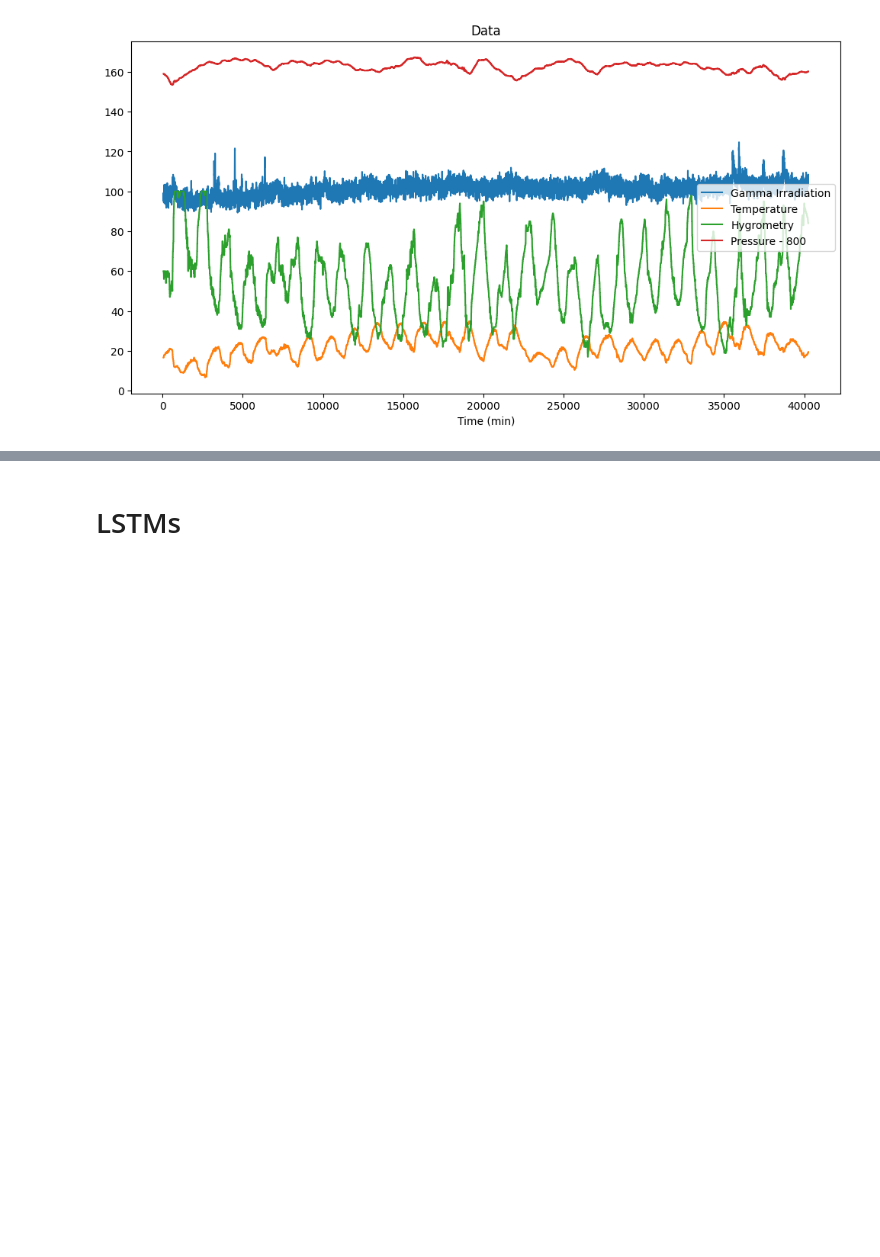
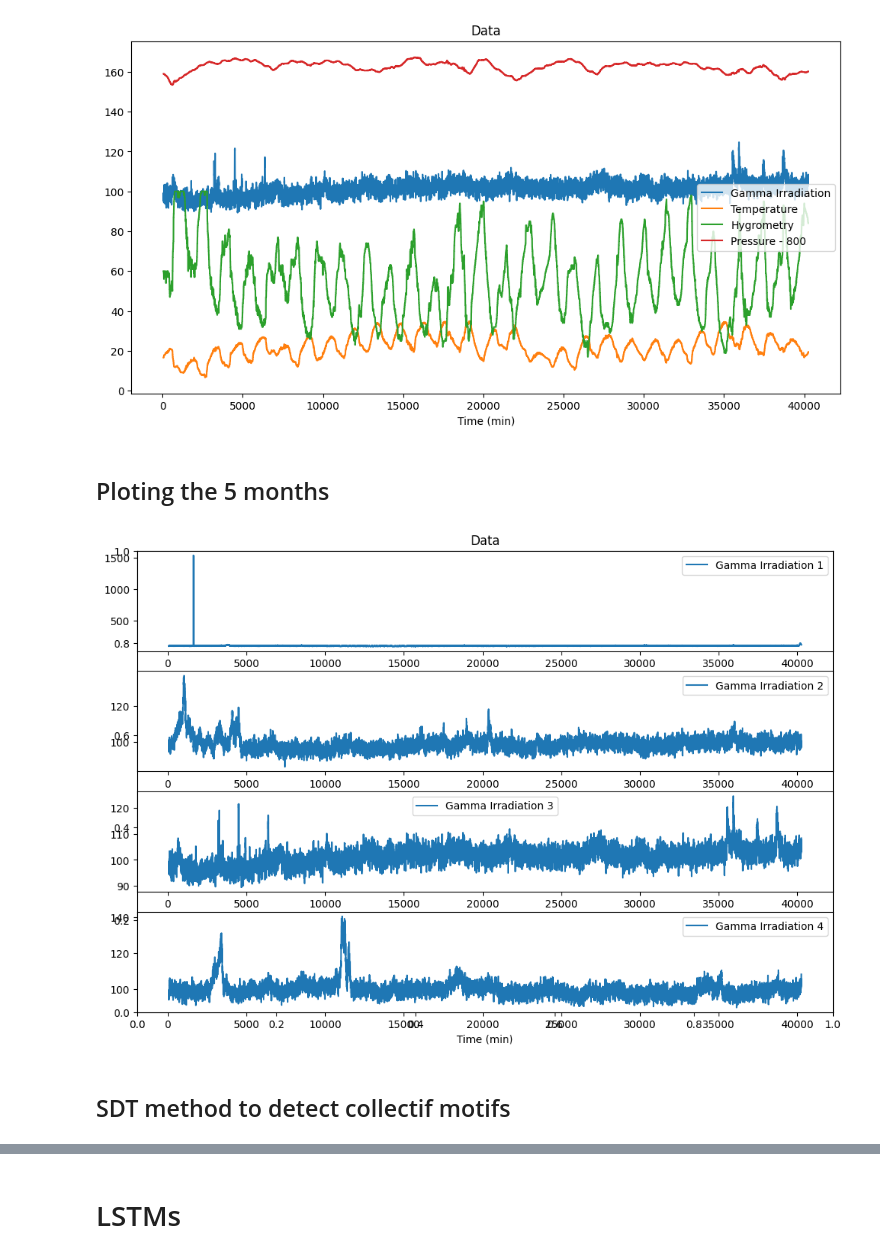
Before and after one commit to LucasTramonte/Radiological-pollution-monitoring-anomaly-detection, a Jupyter notebook: main.ipynb, the cells around one changed output, grey strips where cells are left out. Saved outputs shown, nothing was run; the diff lists cells and outputs as text; code cells hidden in the pictures; blank space fills up the shorter version.

```diff
--- a/main.ipynb
+++ b/main.ipynb
@@ -76,3 +62,28 @@ plt.legend()
 plt.show()
 # %% [output]
 [figure]
+# %% [markdown]
+## Ploting the 5 months
+# %%
+plt.figure(figsize=(12, 8))
+plt.title('Data')
+
+for i in range(4):
+    plt.subplot(4, 1, i+1)
+
+    # Remove the first and last hour of data
+    Nh = 60  # 1 hour
+    t_trimmed = t[Nh:N-Nh]
+
+    # Plot the data
+    plt.plot(t_trimmed, data_gamma_irradiation.iloc[:, i][Nh:N-Nh], label=f'Gamma Irradiation {i+1}')
+    plt.legend()
+
+plt.xlabel('Time (min)')
+
+
+plt.show()
+# %% [output]
+[figure, added]
+# %% [markdown]
+## SDT method to detect collectif motifs
```
Also changed, not shown: parts of 4 cells of this notebook.
